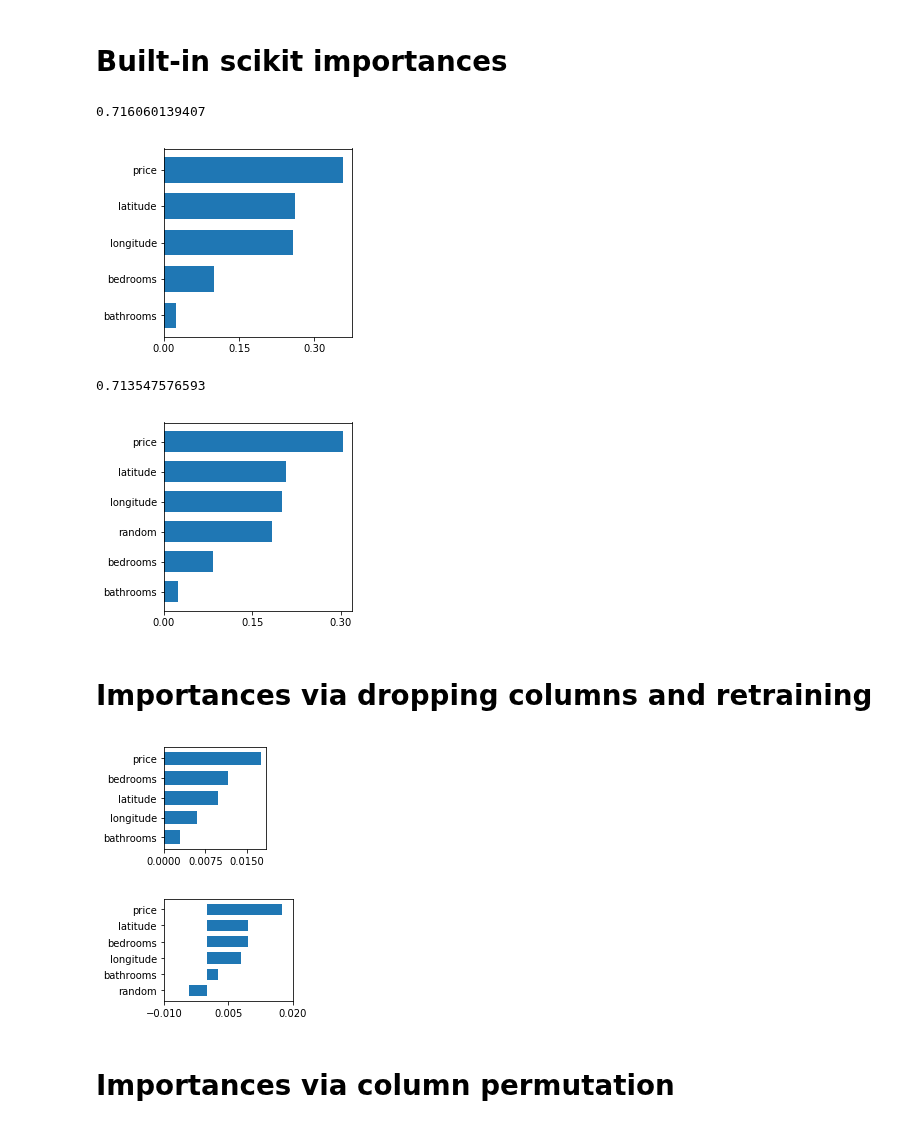
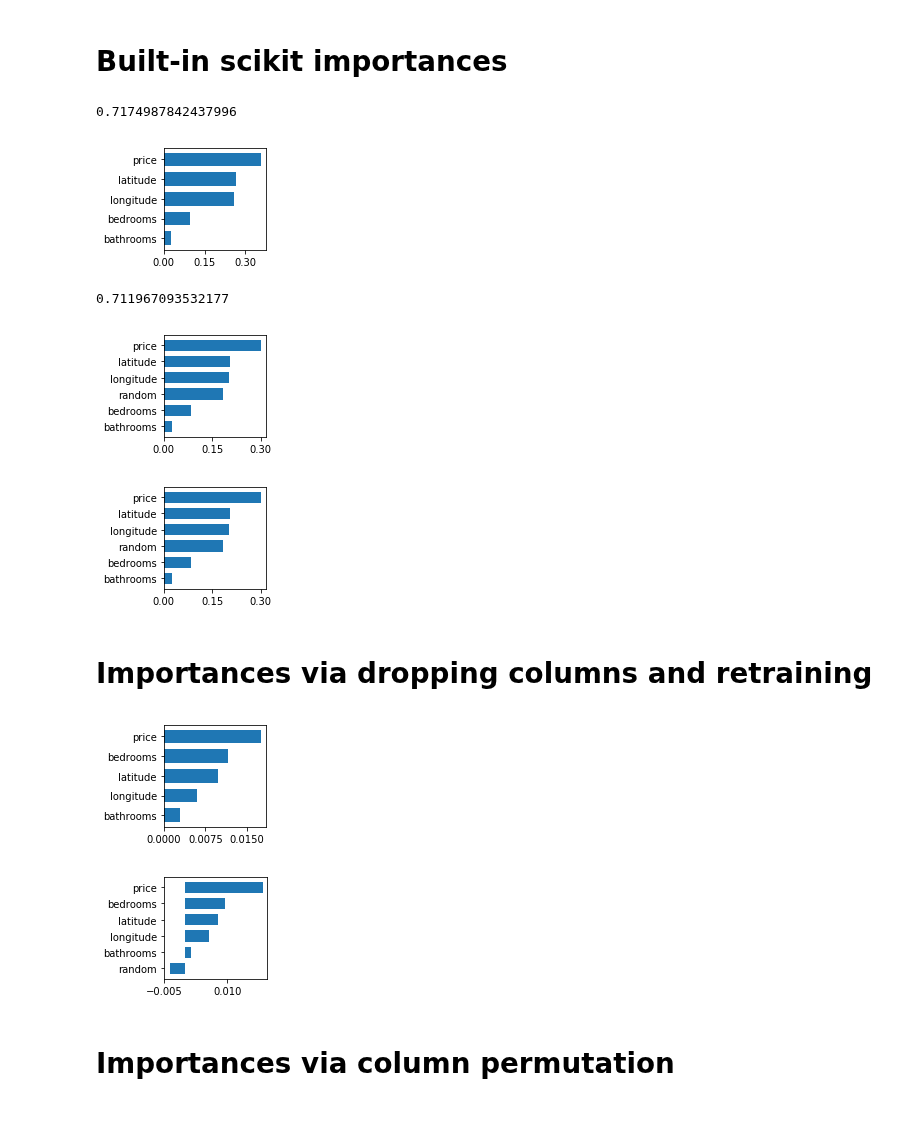
Before and after one commit to parrt/random-forest-importances, a Jupyter notebook: notebooks/permutation-importances-classifier.ipynb, the cells around one changed output. Cells and saved outputs as stored; diff of their text form; code cells hidden in the pictures.

```diff
--- a/notebooks/permutation-importances-classifier.ipynb
+++ b/notebooks/permutation-importances-classifier.ipynb
@@ -65,29 +65,31 @@ df.head(5)
 # %%
 base_rf = RandomForestClassifier(n_estimators=100,
                                  min_samples_leaf=5,
                                  n_jobs=-1,
                                  oob_score=True)
 
 X_train, y_train = df.drop('interest_level',axis=1), df['interest_level']
 
 rf = clone(base_rf)
 rf.fit(X_train, y_train)
 print(rf.oob_score_)
 I = mkdf(X_train.columns,rf.feature_importances_)
-plot_importances(I, scalefig=(1.0,0.8), save='../article/images/cls_dflt.svg')
+plot_importances(I, scalefig=(1.0,0.5), save='../article/images/cls_dflt.svg')
 
 X_train2 = X_train.copy()
 X_train2['random'] = np.random.random(size=len(X_train2))
 rf2 = clone(base_rf)
 rf2.fit(X_train2, y_train)
 print(rf2.oob_score_)
 I = mkdf(X_train2.columns,rf2.feature_importances_)
-plot_importances(I, scalefig=(1.0,0.8), save='../article/images/cls_dflt_random.svg')
+plot_importances(I, scalefig=(1.0,0.5), save='../article/images/cls_dflt_random.svg')
+plot_importances(I, scalefig=(1.0,0.5), save='../article/images/cls_dflt_random.pdf')
 # %% [output]
-0.716060139407
+0.7174987842437996
-[figure, old version]
+[figure, new version]
-0.713547576593
+0.711967093532177
-[figure, old version]
+[figure, new version]
+[figure, added]
 # %% [markdown]
 # Importances via dropping columns and retraining
 # %%
@@ -135,17 +137,17 @@ X_train, y_train = df.drop('interest_level',axis=1), df['interest_level']
 rf = clone(base_rf)
 imp = dropcol_importances(rf, X_train, y_train)
 I = mkdf(X_train.columns,imp)
-plot_importances(I, save='../article/images/cls_dropcol.svg')
+plot_importances(I, scalefig=(1.0,0.5), save='../article/images/cls_dropcol.svg')
 
 X_train2 = X_train.copy()
 X_train2['random'] = np.random.random(size=len(X_train2))
 rf2 = clone(base_rf)
 imp = dropcol_importances(rf2, X_train2, y_train)
 I = mkdf(X_train2.columns,imp)
-plot_importances(I, save='../article/images/cls_dropcol_random.svg')
+plot_importances(I, scalefig=(1.0,0.5), save='../article/images/cls_dropcol_random.svg')
 # %% [output]
 [figure]
-[figure, old version]
+[figure, new version]
 # %% [markdown]
 # Importances via column permutation
 # %%
```
Also changed, not shown: parts of 1 cell of this notebook, 35 other files.
